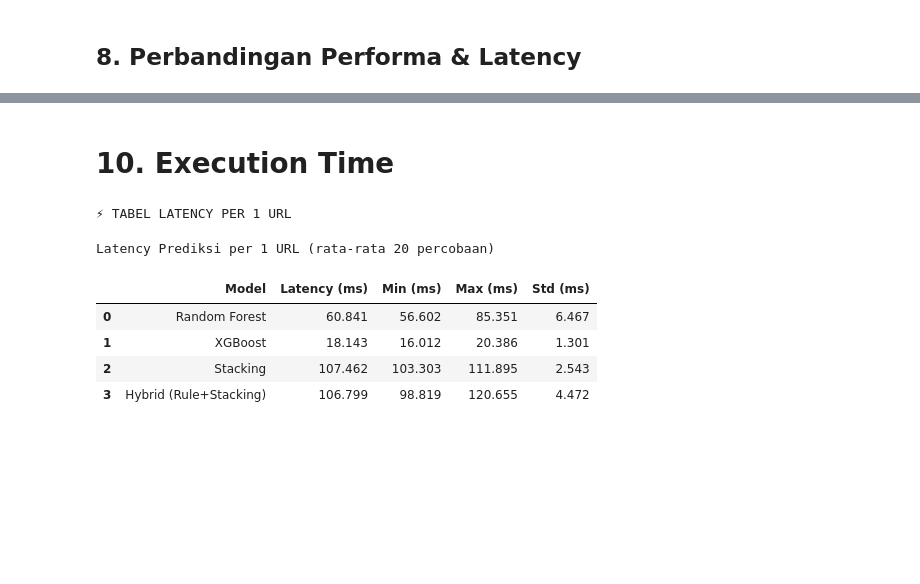
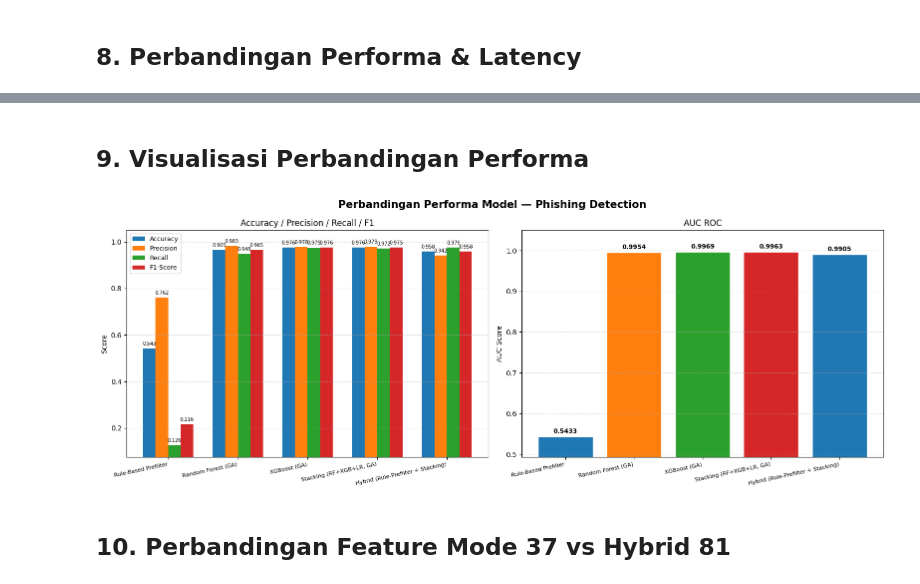
Before and after one commit to rubenmartogi/Phishing-Website-Detection-using-XGBoost-and-RFM, a Jupyter notebook: Phishing Website Detection_Models & Training.ipynb, the cells around one changed output, grey strips where cells are left out. Drawn from its saved outputs; the diff is of its cells as text; code cells hidden in the pictures; blank space fills up the shorter version.

```diff
--- a/Phishing Website Detection_Models & Training.ipynb
+++ b/Phishing Website Detection_Models & Training.ipynb
@@ -924,26 +761,52 @@ Batch Performance pada 2286 URL Data Test
-# %% [markdown]
-# 10. Execution Time
-# %%
-# Tabel Styled — Latency per 1 URL
-print("\n⚡ TABEL LATENCY PER 1 URL")
-display(
-    latency_df.style
-    .format({
-        "Latency (ms)": "{:.3f}",
-        "Min (ms)"    : "{:.3f}",
-        "Max (ms)"    : "{:.3f}",
-        "Std (ms)"    : "{:.3f}",
-    })
-    .background_gradient(cmap="YlOrRd_r", subset=["Latency (ms)"])
-    .background_gradient(cmap="Oranges",  subset=["Min (ms)", "Max (ms)", "Std (ms)"])
-    .set_properties(**{"text-align": "center", "vertical-align": "middle"})
-    .set_caption("Latency Prediksi per 1 URL (rata-rata 20 percobaan)")
-)
-# %% [output]
-⚡ TABEL LATENCY PER 1 URL
-Latency Prediksi per 1 URL (rata-rata 20 percobaan)
-|  | Model | Latency (ms) | Min (ms) | Max (ms) | Std (ms) |
-| 0 | Random Forest | 60.841 | 56.602 | 85.351 | 6.467 |
-| 1 | XGBoost | 18.143 | 16.012 | 20.386 | 1.301 |
-| 2 | Stacking | 107.462 | 103.303 | 111.895 | 2.543 |
-| 3 | Hybrid (Rule+Stacking) | 106.799 | 98.819 | 120.655 | 4.472 |
+# %% [markdown]
+## 9. Visualisasi Perbandingan Performa
+# %%
+fig, axes = plt.subplots(1, 2, figsize=(16, 6))
+fig.suptitle("Perbandingan Performa Model — Phishing Detection", fontsize=15, fontweight="bold")
+
+metrics_to_plot = ["Accuracy", "Precision", "Recall", "F1-Score"]
+model_names     = summary_df["Model"].tolist()
+colors          = ["#1f77b4", "#ff7f0e", "#2ca02c", "#d62728"]
+x = np.arange(len(model_names))
+width = 0.18
+
+# Grafik 1: Accuracy / Precision / Recall / F1
+ax = axes[0]
+for i, metric in enumerate(metrics_to_plot):
+    vals = summary_df[metric].values
+    bars = ax.bar(x + i*width, vals, width, label=metric, color=colors[i])
+    for bar in bars:
+        h = bar.get_height()
+        ax.annotate(f"{h:.3f}", xy=(bar.get_x()+bar.get_width()/2, h),
+                    xytext=(0,3), textcoords="offset points",
+                    ha="center", va="bottom", fontsize=7)
+ax.set_ylabel("Score")
+ax.set_title("Accuracy / Precision / Recall / F1")
+ax.set_xticks(x + 1.5*width)
+ax.set_xticklabels(model_names, rotation=12, ha="right", fontsize=8)
+ax.legend(fontsize=9)
+ax.set_ylim([max(0, summary_df[metrics_to_plot].values.min() - 0.05), 1.05])
+ax.grid(axis="y", alpha=0.4, linestyle="--")
+
+# Grafik 2: AUC
+ax2 = axes[1]
+auc_vals = summary_df["AUC"].fillna(0).values
+bars = ax2.bar(model_names, auc_vals, color=colors, edgecolor="white")
+for bar, v in zip(bars, auc_vals):
+    ax2.annotate(f"{v:.4f}", xy=(bar.get_x()+bar.get_width()/2, v),
+                 xytext=(0,3), textcoords="offset points",
+                 ha="center", va="bottom", fontsize=9, fontweight="bold")
+ax2.set_ylabel("AUC Score")
+ax2.set_title("AUC ROC")
+ax2.set_xticks(range(len(model_names)))
+ax2.set_xticklabels(model_names, rotation=12, ha="right", fontsize=8)
+ax2.set_ylim([max(0, min(auc_vals)-0.05), 1.05])
+ax2.grid(axis="y", alpha=0.4, linestyle="--")
+
+plt.tight_layout()
+plt.savefig("model_comparison.png", dpi=150, bbox_inches="tight")
+plt.show()
+# %% [output]
+[figure, added]
+# %% [markdown]
+## 10. Perbandingan Feature Mode 37 vs Hybrid 81
```
Also changed, not shown: parts of 25 cells of this notebook, 32 other files.
